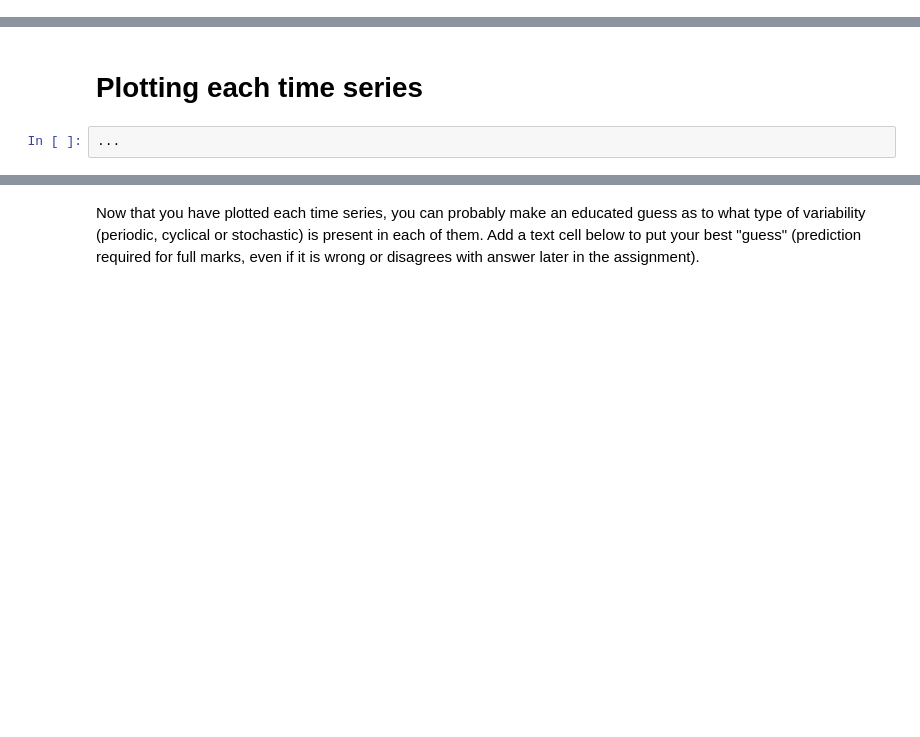
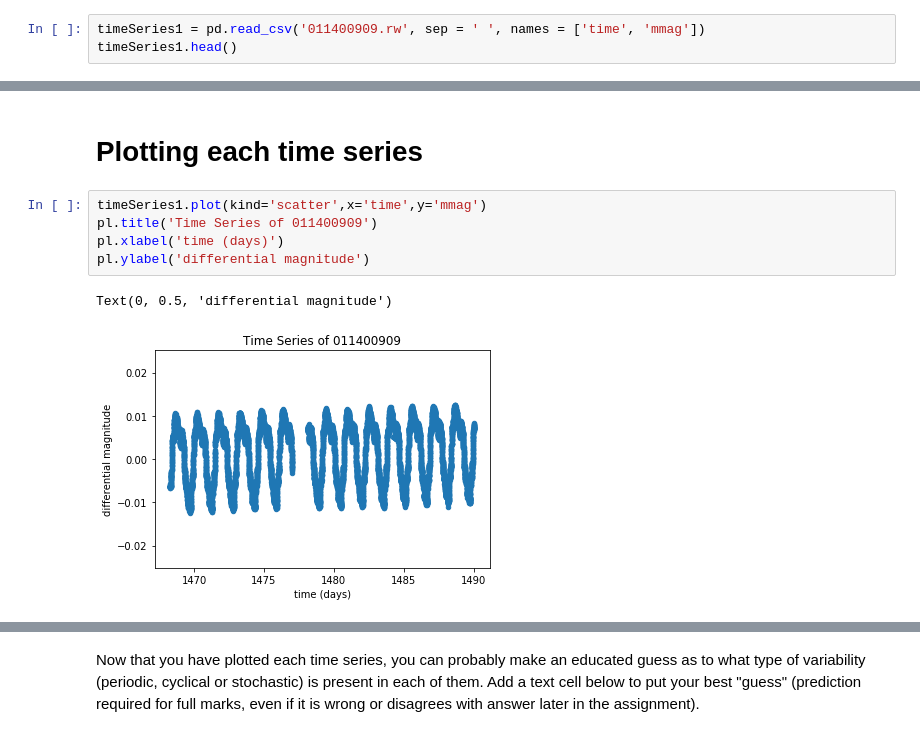
Before and after one commit to cath19/DSPS_-charty-, a Jupyter notebook: HW11/TESSlightcurves_cHarty.ipynb, the cells around one changed output, grey strips where cells are left out. Drawn from its saved outputs; the diff is of its cells as text; blank space fills up the shorter version.

```diff
--- a/HW11/TESSlightcurves_cHarty.ipynb
+++ b/HW11/TESSlightcurves_cHarty.ipynb
@@ -30,0 +39,3 @@ from astropy.stats import LombScargle
+# %%
+timeSeries1 = pd.read_csv('011400909.rw', sep = ' ', names = ['time', 'mmag'])
+timeSeries1.head()
@@ -31,4 +69,10 @@ from astropy.stats import LombScargle
 # %% [markdown]
 # **Plotting each time series**
-# %%
-...
+# %%
+timeSeries1.plot(kind='scatter',x='time',y='mmag')
+pl.title('Time Series of 011400909')
+pl.xlabel('time (days)')
+pl.ylabel('differential magnitude')
+# %% [output]
+Text(0, 0.5, 'differential magnitude')
+[figure, added]
```
Also changed, not shown: parts of 13 cells of this notebook.
